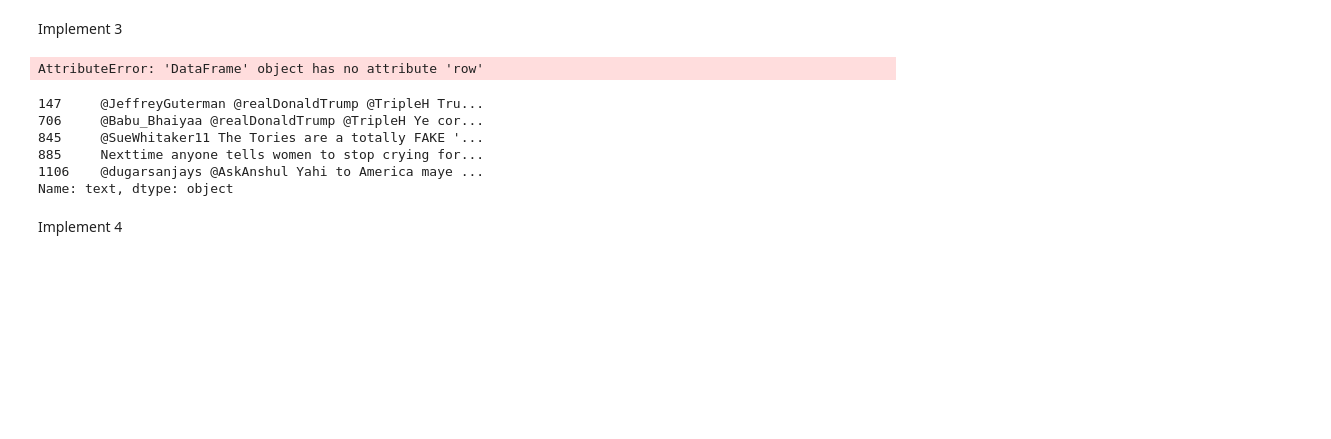
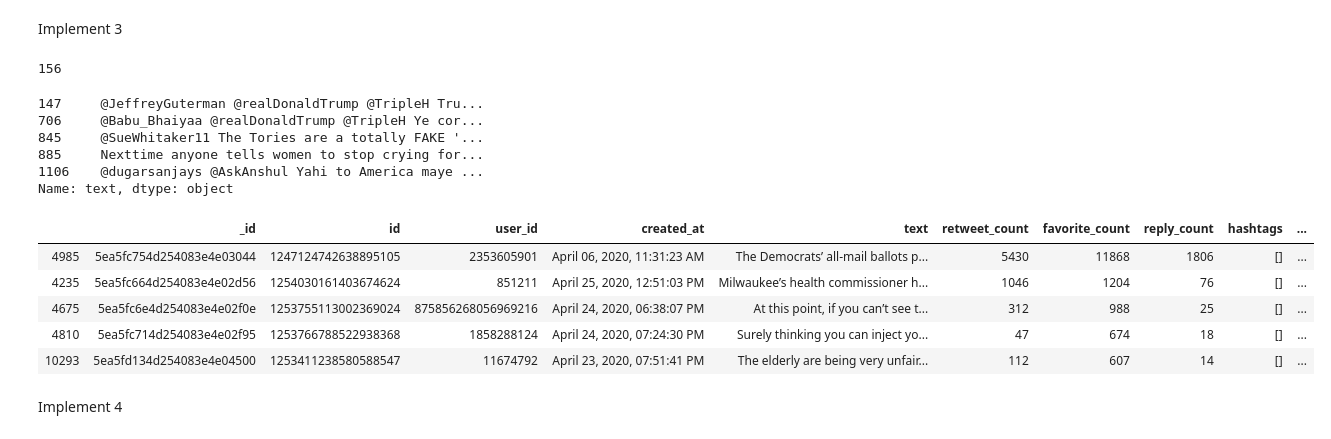
Before and after one commit to Hui-Dora-Wang/Search-Application-on-Twitter, a Jupyter notebook: search_app.ipynb, the cells around one changed output. Cells and saved outputs as stored; diff of their text form; code cells hidden in the pictures; blank space fills up the shorter version.

```diff
--- a/search_app.ipynb
+++ b/search_app.ipynb
@@ -458,11 +454,10 @@ Implement 3
 # %%
 # using Pandas
-# search for keyword 'election'
-
+# search the tweets that contain the keyword 'election'
 election = full_table[full_table['text'].str.contains('election')]
-election.
+len(election)
 # %% [output]
-AttributeError: 'DataFrame' object has no attribute 'row'
+156
 # %%
 election['text'].head(5)
 # %% [output]
@@ -472,6 +467,16 @@ election['text'].head(5)
 885     Nexttime anyone tells women to stop crying for...
 1106    @dugarsanjays @AskAnshul Yahi to America maye ...
 Name: text, dtype: object
+# %%
+# rank the tweets that contain the key word 'election' by favorite_count, retweet_count and reply_count
+election.sort_values(by=['favorite_count','retweet_count','reply_count'],ascending=(False,False,False)).head(5)
+# %% [output]
+|  | _id | id | user_id | created_at | text | retweet_count | favorite_count | reply_count | hashtags | ... |
+| 4985 | 5ea5fc754d254083e4e03044 | 1247124742638895105 | 2353605901 | April 06, 2020, 11:31:23 AM | The Democrats’ all-mail ballots p... | 5430 | 11868 | 1806 | [] | ... |
+| 4235 | 5ea5fc664d254083e4e02d56 | 1254030161403674624 | 851211 | April 25, 2020, 12:51:03 PM | Milwaukee’s health commissioner h... | 1046 | 1204 | 76 | [] | ... |
+| 4675 | 5ea5fc6e4d254083e4e02f0e | 1253755113002369024 | 875856268056969216 | April 24, 2020, 06:38:07 PM | At this point, if you can’t see t... | 312 | 988 | 25 | [] | ... |
+| 4810 | 5ea5fc714d254083e4e02f95 | 1253766788522938368 | 1858288124 | April 24, 2020, 07:24:30 PM | Surely thinking you can inject yo... | 47 | 674 | 18 | [] | ... |
+| 10293 | 5ea5fd134d254083e4e04500 | 1253411238580588547 | 11674792 | April 23, 2020, 07:51:41 PM | The elderly are being very unfair... | 112 | 607 | 14 | [] | ... |
 # %% [markdown]
 Implement 4
 # %%
```
Also changed, not shown: parts of 1 cell of this notebook.
